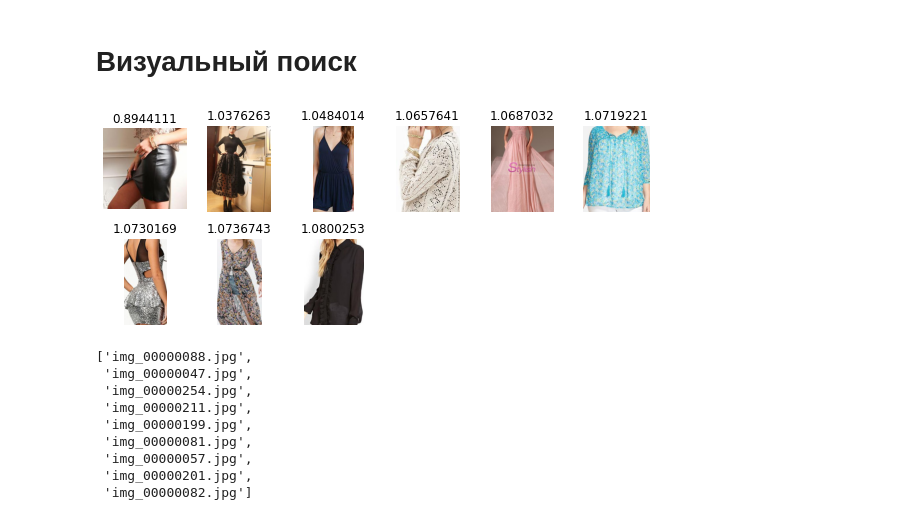
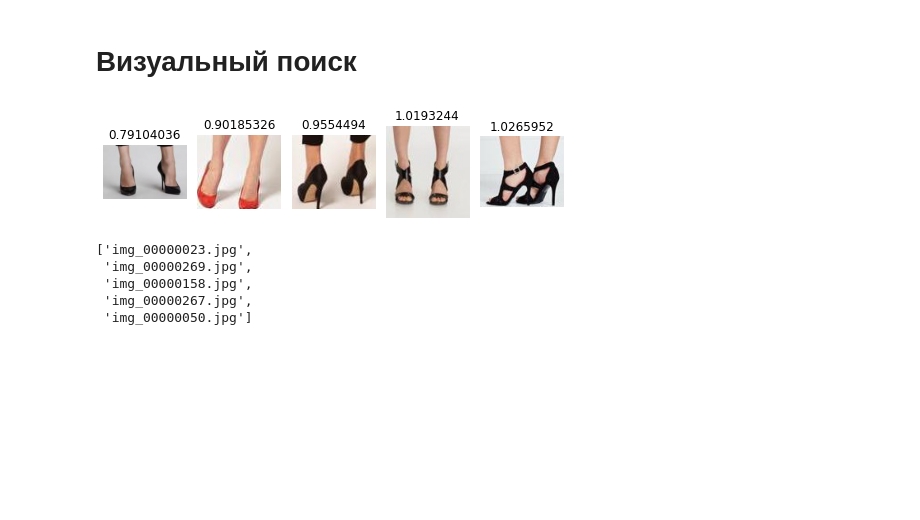
Before and after one commit to carline1/IT-Planet-Part3, a Jupyter notebook: main.ipynb, the cells around one changed output. Saved outputs shown, nothing was run; the diff lists cells and outputs as text; code cells hidden in the pictures; blank space fills up the shorter version.

```diff
--- a/main.ipynb
+++ b/main.ipynb
@@ -473,24 +473,20 @@ extract_features_from_classes(PATH_TO_CUTTED_IMAGES, backup_last_index_file_name
 # %%
 detection_graph = tf_tuning()
-# features = get_all_saved_features(FEATURES_DIR)
-features = get_all_saved_features_by_classes(FEATURES_DIR)
+features = get_all_saved_features(FEATURES_DIR)
+# features = get_all_saved_features_by_classes(FEATURES_DIR)
 cut_img_paths = get_cut_img_paths(PATH_TO_CUTTED_IMAGES)
 # %%
-image_path = r"img/img/img_00000015.jpg"
+image_path = r"img/img/img_00000023.jpg"
 img = Image.open(image_path)
 img_class, cutted_img_arr = find_class_and_cut_img(image_path, detection_graph)
-features_of_class = features[img_class]
+# features_of_class = features[img_class]
 cutted_img = Image.fromarray(np.uint8(cutted_img_arr)).convert('RGB')
-# find_similar_img(cutted_img, img_class, cut_img_paths, features, fe, 9)
-find_similar_img(cutted_img, img_class, cut_img_paths, features_of_class, fe, 9)
+find_similar_img(cutted_img, img_class, cut_img_paths, features, fe, 5)
+# find_similar_img(cutted_img, img_class, cut_img_paths, features_of_class, fe, 5)
 # %% [output]
-[figure, old version]
+[figure, new version]
-['img_00000088.jpg',
- 'img_00000047.jpg',
- 'img_00000254.jpg',
- 'img_00000211.jpg',
- 'img_00000199.jpg',
- 'img_00000081.jpg',
- 'img_00000057.jpg',
- 'img_00000201.jpg',
- 'img_00000082.jpg']
+['img_00000023.jpg',
+ 'img_00000269.jpg',
+ 'img_00000158.jpg',
+ 'img_00000267.jpg',
+ 'img_00000050.jpg']
```
Also changed, not shown: parts of 1 cell of this notebook, 4 other files.
